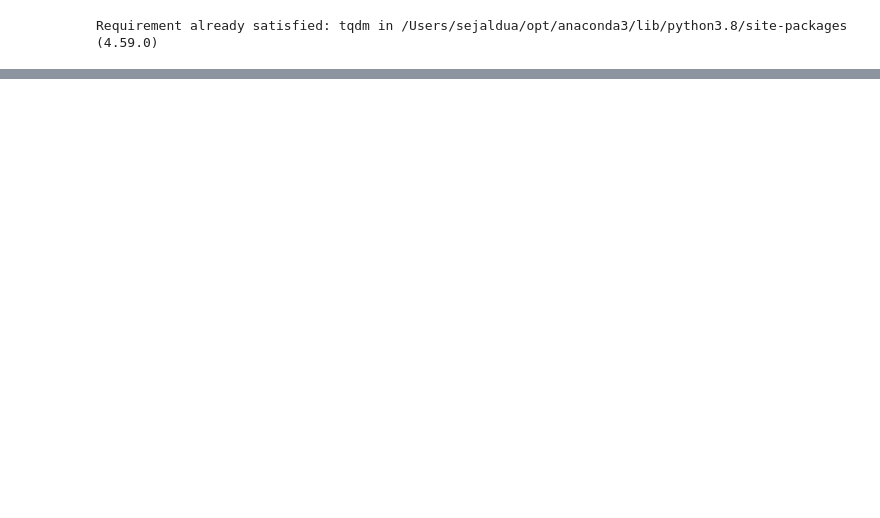
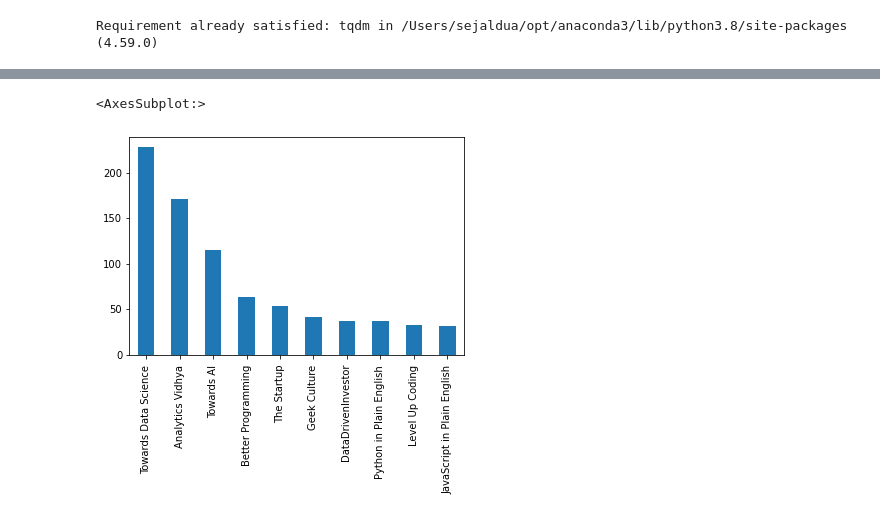
Before and after one commit to sejaldua/digesting-the-digest, a Jupyter notebook: medium-digest-scraper.ipynb, the cells around one changed output, grey strips where cells are left out. Cells and saved outputs as stored; diff of their text form; code cells hidden in the pictures; blank space fills up the shorter version.

```diff
--- a/medium-digest-scraper.ipynb
+++ b/medium-digest-scraper.ipynb
@@ -44,17 +11,26 @@ service, messages = get_data()
 # %%
 import base64
 import re
+from tqdm import tqdm
 
-message = messages[0]
-# print(message)
-msg = service.users().messages().get(userId='me', id=message['id'], format='full').execute()
+def parse_email_digest(content):
+    """ Returns a list of article information
+        title, subtitle, author, publication, minutes (reading time)"""
 
-# Get the right body data item (this part was my Heureka-moment as there are several 'data' keys)
-content = msg['payload']['parts'][0]['body']['data']
+    msg_body = base64.urlsafe_b64decode(content).decode('utf-8')
+    text = re.sub(r'\(https?:\S+.*\)', '', msg_body, flags=re.MULTILINE).strip('\r')
+    # print(text.encode('utf=8'))
+    articles = [list(match) for match in re.findall('(.*)\r\n\r\n(.*)\r\n\r\n(.*) \r\n in (.*)\r\n*·(.*) min read', text, re.MULTILINE)]
+    return articles
 
-# Encode
-msg_body = base64.urlsafe_b64decode(content).decode('utf-8')
-text = re.sub(r'\(https?:\S+.*\)', '', msg_body, flags=re.MULTILINE).strip('\r')
-# print(text.encode('utf=8'))
-for match in re.findall('(.*)\r\n\r\n(.*)\r\n\r\n(.*) \r\n in (.*)\r\n*·(.*) min read', text, re.MULTILINE):
-    print(match)
+data = []
+for message in tqdm(messages):
+    # Get an email by id
+    msg = service.users().messages().get(userId='me', id=message['id'], format='full').execute()
+
+    # Get the email body
+    content = msg['payload']['parts'][0]['body']['data']
+
+    # Extract article information for all articles featured in daily digest
+    for article in parse_email_digest(content):
+        data.append(article)
@@ -72,0 +37,5 @@ for match in re.findall('(.*)\r\n\r\n(.*)\r\n\r\n(.*) \r\n in (.*)\r\n*·(.*) mi
+# %%
+import pandas as pd
+df = pd.DataFrame(data, columns = ['Title', 'Subtitle', 'Author', 'Publication', 'Minutes'])
+df['Minutes'] = df['Minutes'].astype(int)
+df
@@ -72,0 +56,5 @@ for match in re.findall('(.*)\r\n\r\n(.*)\r\n\r\n(.*) \r\n in (.*)\r\n*·(.*) mi
+# %%
+df['Publication'].value_counts().iloc[:10].plot.bar()
+# %% [output]
+<AxesSubplot:>
+[figure, added]
```
Also changed, not shown: parts of 22 cells of this notebook, 11 other files.
